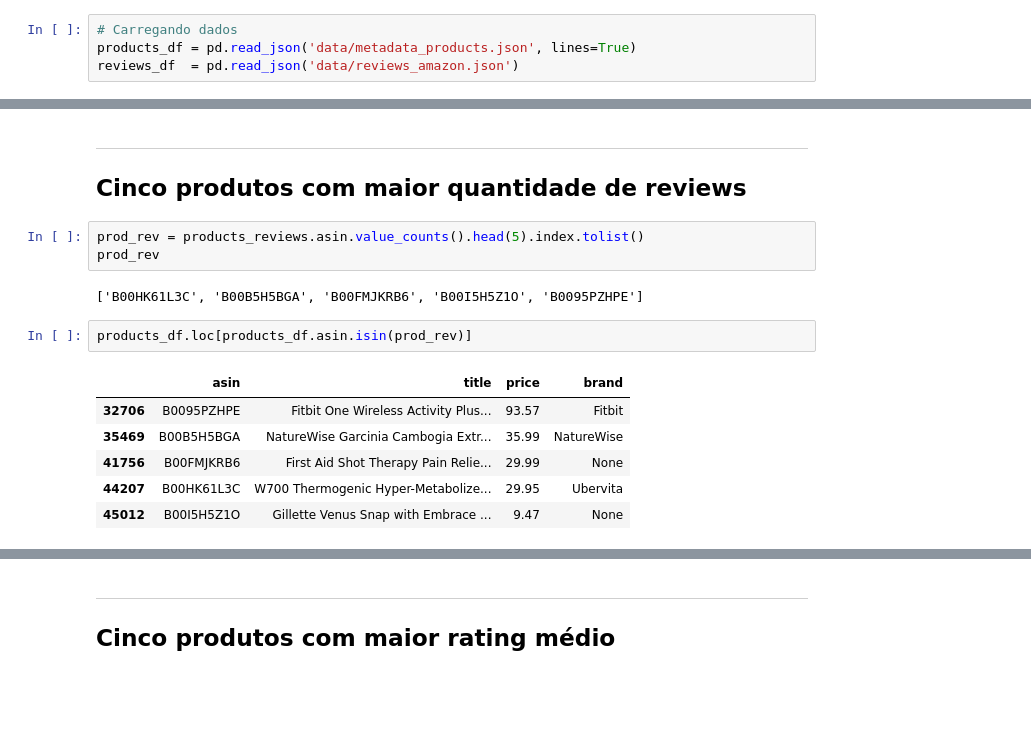
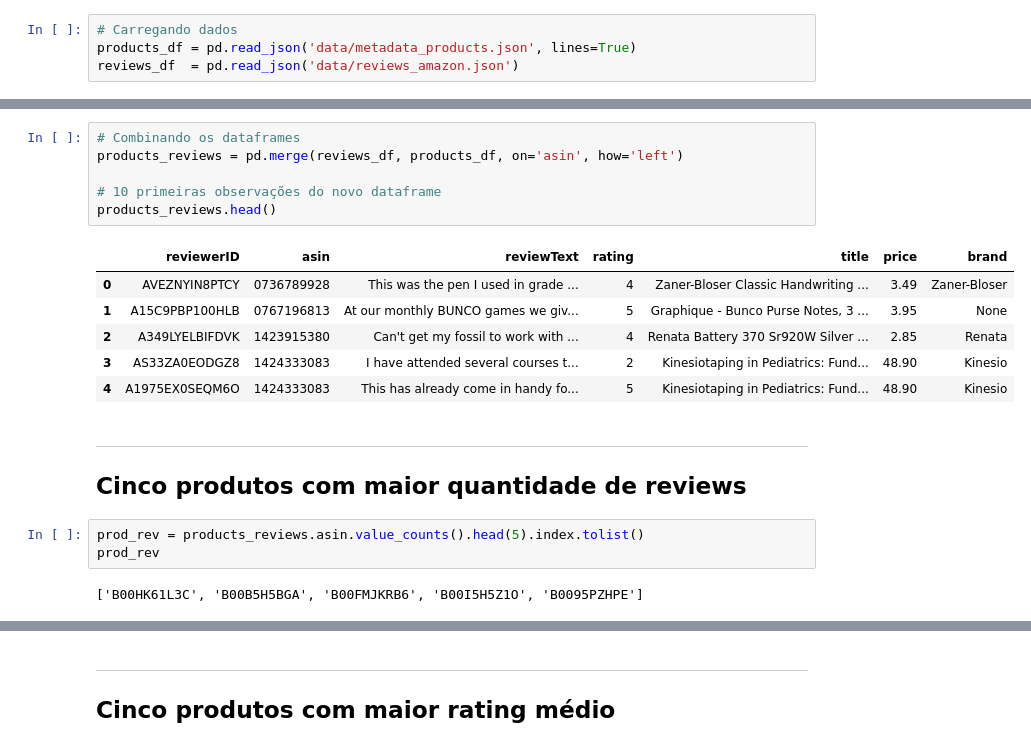
Before and after one commit to dehscardoso/projeto-lets-boti, a Jupyter notebook: amazon_review/amazon_review.ipynb, the cells around one changed output, grey strips where cells are left out. Drawn from its saved outputs; the diff is of its cells as text; blank space fills up the shorter version.

```diff
--- a/amazon_review/amazon_review.ipynb
+++ b/amazon_review/amazon_review.ipynb
@@ -82,17 +84,21 @@ products_reviews.head(10)
+# %%
+# Combinando os dataframes
+products_reviews = pd.merge(reviews_df, products_df, on='asin', how='left')
+
+# 10 primeiras observações do novo dataframe
+products_reviews.head()
+# %% [output]
+|  | reviewerID | asin | reviewText | rating | title | price | brand |
+| 0 | AVEZNYIN8PTCY | 0736789928 | This was the pen I used in grade ... | 4 | Zaner-Bloser Classic Handwriting ... | 3.49 | Zaner-Bloser |
+| 1 | A15C9PBP100HLB | 0767196813 | At our monthly BUNCO games we giv... | 5 | Graphique - Bunco Purse Notes, 3 ... | 3.95 | None |
+| 2 | A349LYELBIFDVK | 1423915380 | Can't get my fossil to work with ... | 4 | Renata Battery 370 Sr920W Silver ... | 2.85 | Renata |
+| 3 | AS33ZA0EODGZ8 | 1424333083 | I have attended several courses t... | 2 | Kinesiotaping in Pediatrics: Fund... | 48.90 | Kinesio |
+| 4 | A1975EX0SEQM6O | 1424333083 | This has already come in handy fo... | 5 | Kinesiotaping in Pediatrics: Fund... | 48.90 | Kinesio |
 # %% [markdown]
 ---
 ## Cinco produtos com maior quantidade de reviews
-# %%
-prod_rev = products_reviews.asin.value_counts().head(5).index.tolist()
-prod_rev
-# %% [output]
-['B00HK61L3C', 'B00B5H5BGA', 'B00FMJKRB6', 'B00I5H5Z1O', 'B0095PZHPE']
-# %%
-products_df.loc[products_df.asin.isin(prod_rev)]
-# %% [output]
-|  | asin | title | price | brand |
-| 32706 | B0095PZHPE | Fitbit One Wireless Activity Plus... | 93.57 | Fitbit |
-| 35469 | B00B5H5BGA | NatureWise Garcinia Cambogia Extr... | 35.99 | NatureWise |
-| 41756 | B00FMJKRB6 | First Aid Shot Therapy Pain Relie... | 29.99 | None |
-| 44207 | B00HK61L3C | W700 Thermogenic Hyper-Metabolize... | 29.95 | Ubervita |
-| 45012 | B00I5H5Z1O | Gillette Venus Snap with Embrace ... | 9.47 | None |
+# %%
+prod_rev = products_reviews.asin.value_counts().head(5).index.tolist()
+prod_rev
+# %% [output]
+['B00HK61L3C', 'B00B5H5BGA', 'B00FMJKRB6', 'B00I5H5Z1O', 'B0095PZHPE']
```
Also changed, not shown: parts of 14 cells of this notebook, 3 other files.
